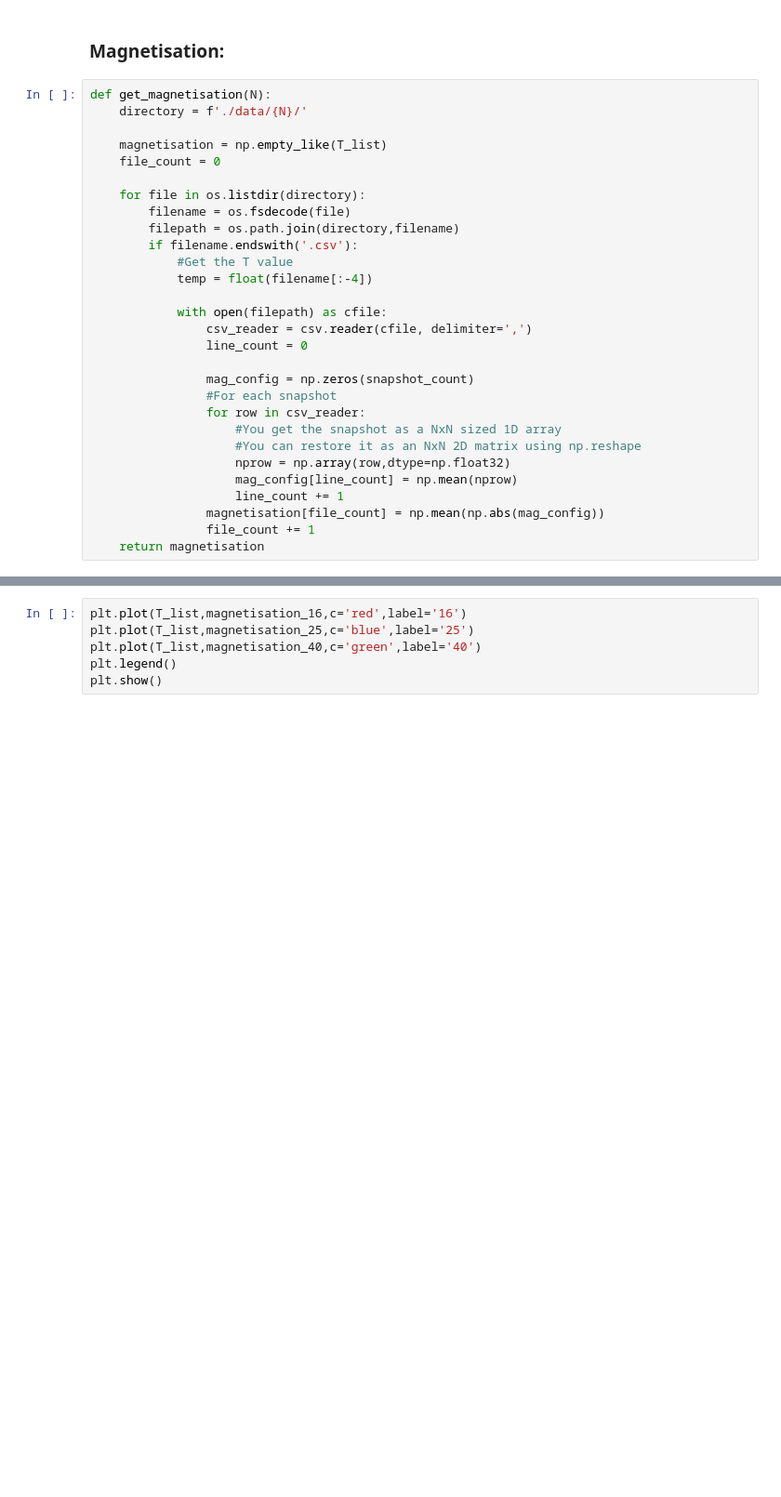
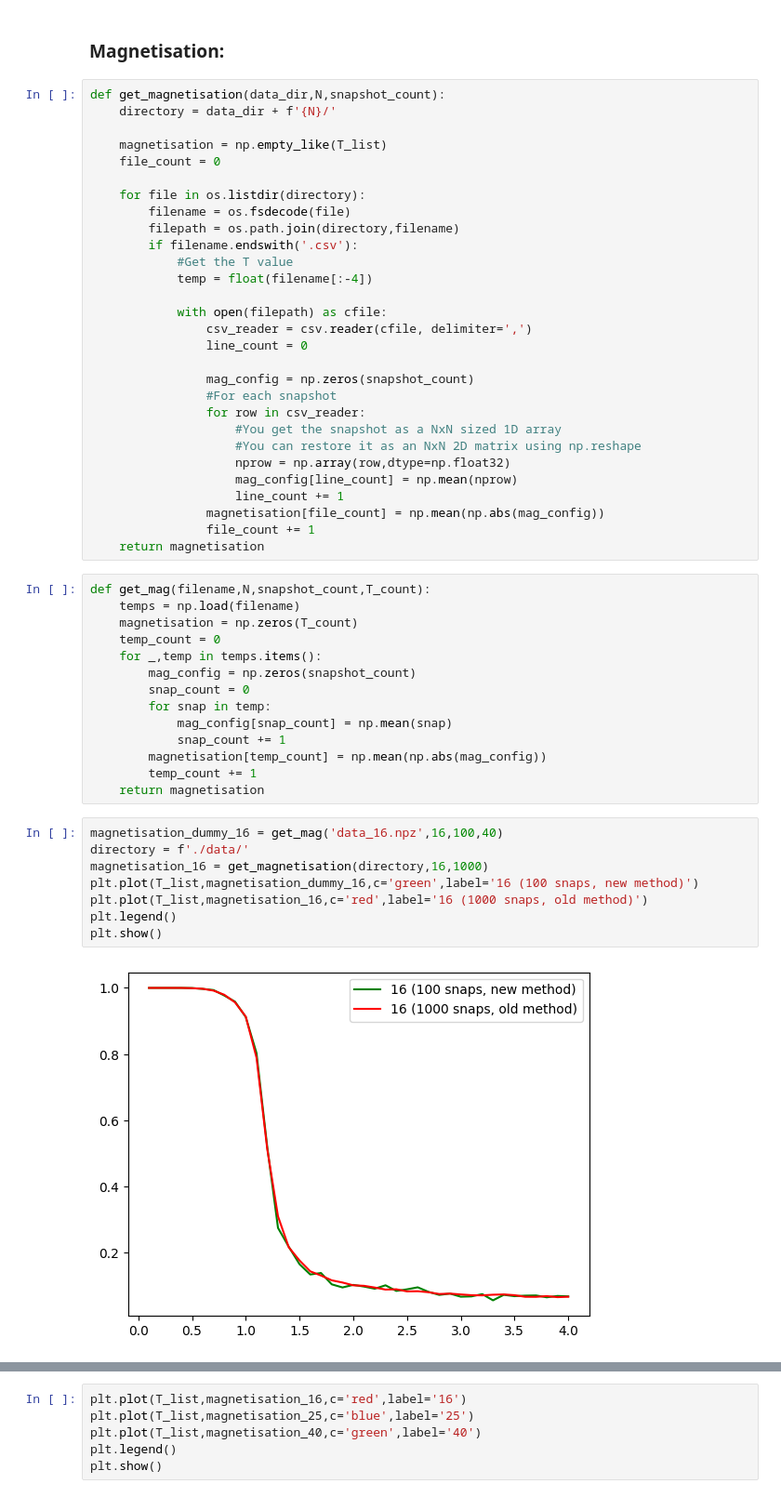
Before and after one commit to Newtech66/2D_Ising_Model_sim, a Jupyter notebook: metropolis_algorithm.ipynb, the cells around one changed output, grey strips where cells are left out. Shown at 93% size. Cells and saved outputs as stored; diff of their text form; blank space fills up the shorter version.

Commit message:
more speedups, used .npz format to store data
Also included comparisons between old data and new data, they match perfectly

```diff
--- a/metropolis_algorithm.ipynb
+++ b/metropolis_algorithm.ipynb
@@ -112,8 +112,8 @@ The snapshots for a lattice of size $N \times N$ at temperature $T$ are stored i
 # %% [markdown]
 <h3>Magnetisation:</h3>
 # %%
-def get_magnetisation(N):
-    directory = f'./data/{N}/'
+def get_magnetisation(data_dir,N,snapshot_count):
+    directory = data_dir + f'{N}/'
 
     magnetisation = np.empty_like(T_list)
     file_count = 0
@@ -140,3 +140,27 @@ def get_magnetisation(N):
                 magnetisation[file_count] = np.mean(np.abs(mag_config))
                 file_count += 1
     return magnetisation
+# %%
+def get_mag(filename,N,snapshot_count,T_count):
+    temps = np.load(filename)
+    magnetisation = np.zeros(T_count)
+    temp_count = 0
+    for _,temp in temps.items():
+        mag_config = np.zeros(snapshot_count)
+        snap_count = 0
+        for snap in temp:
+            mag_config[snap_count] = np.mean(snap)
+            snap_count += 1
+        magnetisation[temp_count] = np.mean(np.abs(mag_config))
+        temp_count += 1
+    return magnetisation
+# %%
+magnetisation_dummy_16 = get_mag('data_16.npz',16,100,40)
+directory = f'./data/'
+magnetisation_16 = get_magnetisation(directory,16,1000)
+plt.plot(T_list,magnetisation_dummy_16,c='green',label='16 (100 snaps, new method)')
+plt.plot(T_list,magnetisation_16,c='red',label='16 (1000 snaps, old method)')
+plt.legend()
+plt.show()
+# %% [output]
+[figure, added]
```
Also changed, not shown: parts of 2 cells of this notebook, 3 other files.
